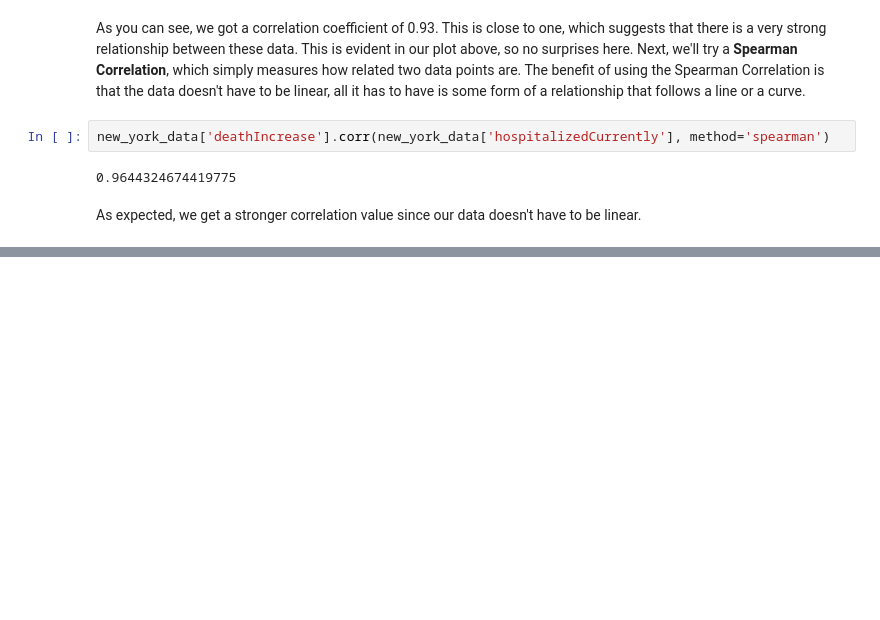
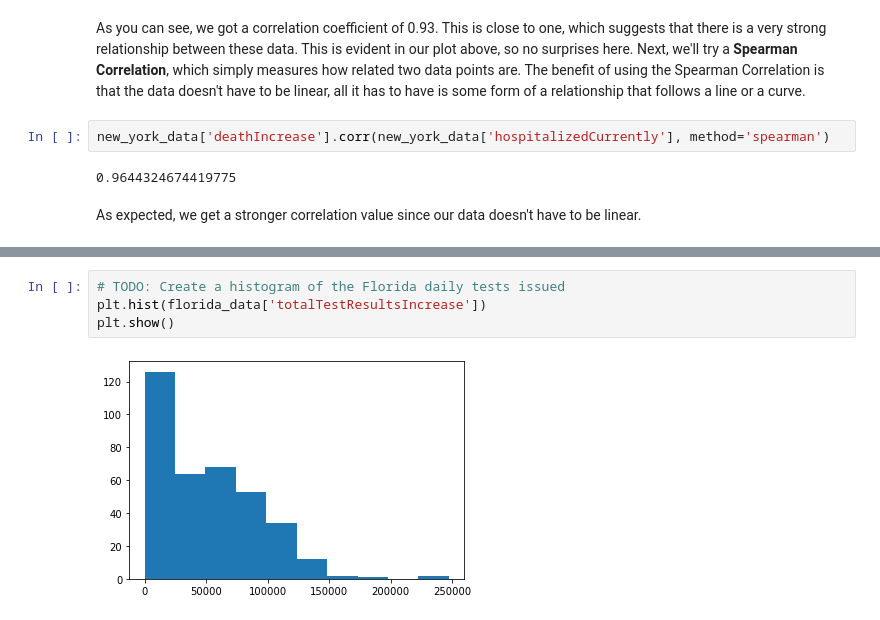
Before and after one commit to Sci-Teens/ecology-program, a Jupyter notebook: lessons/4_introduction_to_statistical_testing.ipynb, the cells around one changed output, grey strips where cells are left out. Cells and saved outputs as stored; diff of their text form; blank space fills up the shorter version.

```diff
--- a/lessons/4_introduction_to_statistical_testing.ipynb
+++ b/lessons/4_introduction_to_statistical_testing.ipynb
@@ -167,0 +196,6 @@ As expected, we get a stronger correlation value since our data doesn't have to
+# %%
+# TODO: Create a histogram of the Florida daily tests issued
+plt.hist(florida_data['totalTestResultsIncrease'])
+plt.show()
+# %% [output]
+[figure, added]
```
Also changed, not shown: parts of 8 cells of this notebook.
